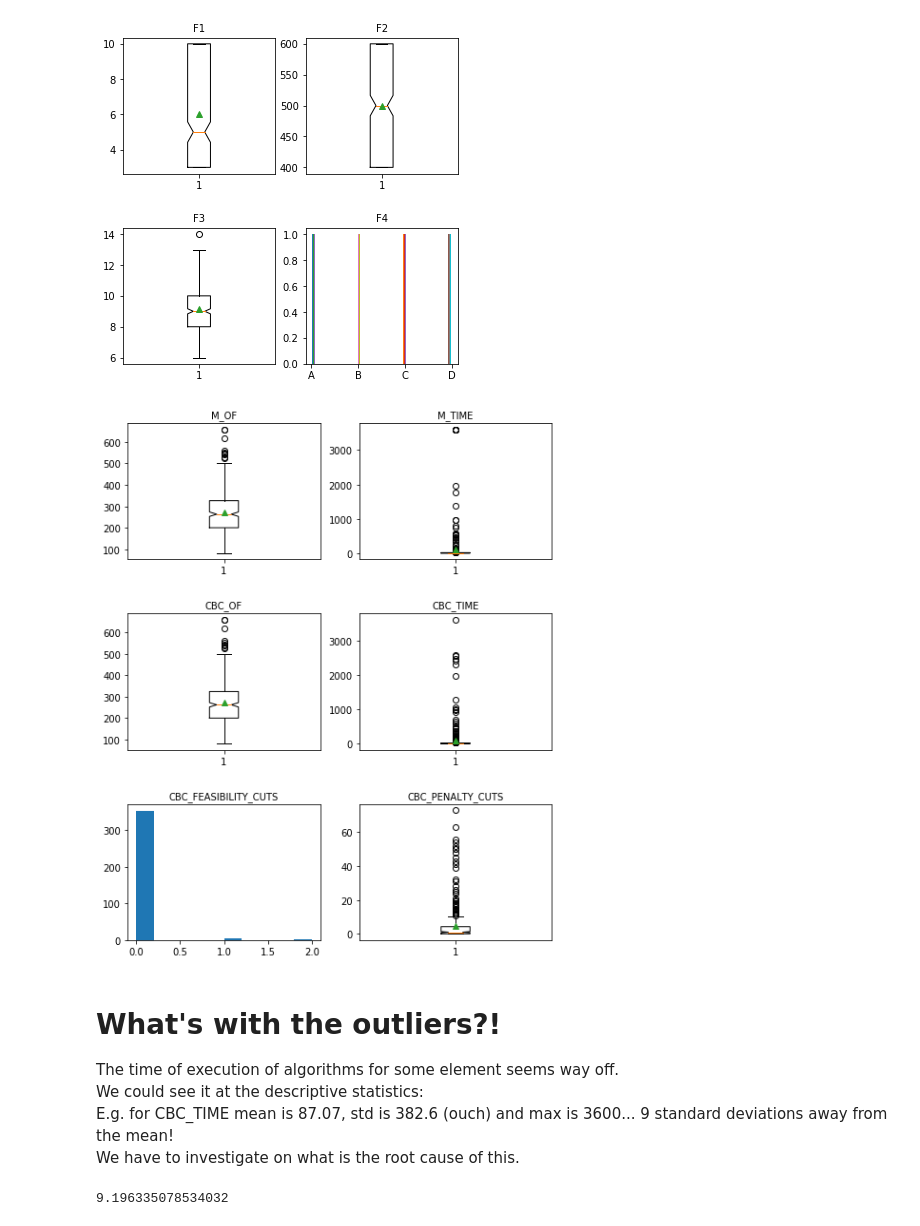
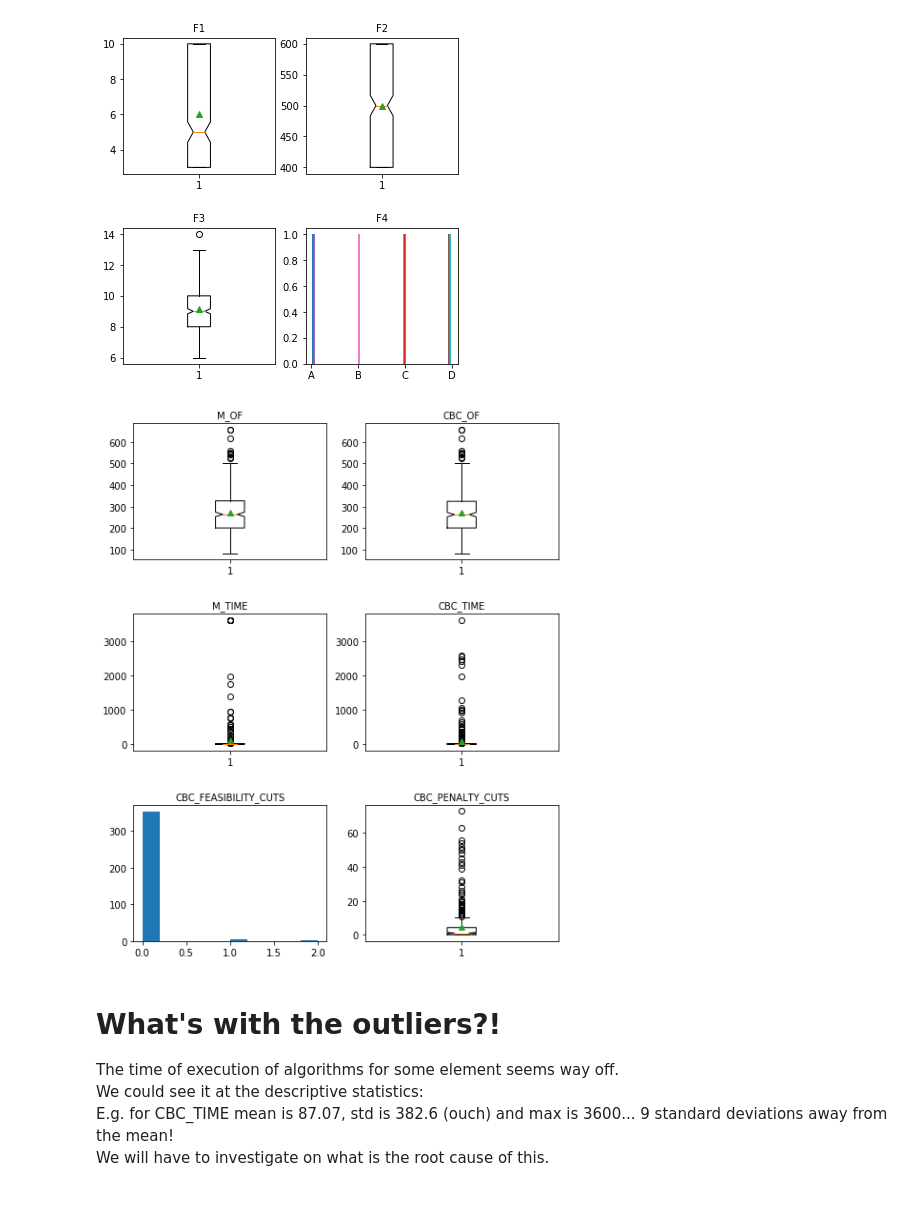
Before and after one commit to JakeSieghardt/pyspark-challenge, a Jupyter notebook: src/work/Challenge.ipynb, the cells around one changed output. Saved outputs shown, nothing was run; the diff lists cells and outputs as text; code cells hidden in the pictures.

```diff
--- a/src/work/Challenge.ipynb
+++ b/src/work/Challenge.ipynb
@@ -61,6 +63,8 @@ df = df.withColumnRenamed("M_TIME(s)", "M_TIME").\
 # Cast as float columns and keep only useful columns
 df = df.withColumn('CBC_TIME', commaToDot(df.CBC_TIME)).\
     withColumn('M_TIME', commaToDot(df.M_TIME)).\
+    withColumn("M_OF", df["M_OF"].cast("float")).\
+    withColumn("CBC_OF", df["CBC_OF"].cast("float")).\
     select("F1", "F2", "F3", "F4", "Rep", "M_OF", "M_TIME", "CBC_OF", "CBC_TIME", "CBC_FEASIBILITY_CUTS", "CBC_PENALTY_CUTS")
 
 # Cache the df
@@ -146,35 +150,31 @@ plt.show()
 # %%
 fig, axes = plt.subplots(nrows=3, ncols=2, figsize=(8, 10))
 
 axes[0, 0].boxplot(dfPanda['M_OF'], showmeans=True, notch=True)
 axes[0, 0].set_title('M_OF', fontsize=fs)
 
-axes[0, 1].boxplot(dfPanda['M_TIME'], showmeans=True, notch=True)
-axes[0, 1].set_title('M_TIME', fontsize=fs)
+axes[0, 1].boxplot(dfPanda['CBC_OF'], showmeans=True, notch=True)
+axes[0, 1].set_title('CBC_OF', fontsize=fs)
 
-axes[1, 0].boxplot(dfPanda['CBC_OF'], showmeans=True, notch=True)
-axes[1, 0].set_title('CBC_OF', fontsize=fs)
+axes[1, 0].boxplot(dfPanda['M_TIME'], showmeans=True, notch=True)
+axes[1, 0].set_title('M_TIME', fontsize=fs)
 
 axes[1, 1].boxplot(dfPanda['CBC_TIME'], showmeans=True, notch=True)
 axes[1, 1].set_title('CBC_TIME', fontsize=fs)
 
 axes[2, 0].hist(dfPanda['CBC_FEASIBILITY_CUTS'])
 axes[2, 0].set_title('CBC_FEASIBILITY_CUTS', fontsize=fs)
 
 axes[2, 1].boxplot(dfPanda['CBC_PENALTY_CUTS'], showmeans=True, notch=True)
 axes[2, 1].set_title('CBC_PENALTY_CUTS', fontsize=fs)
 
 fig.subplots_adjust(hspace=0.4)
 plt.show()
 # %% [output]
-[figure, old version]
+[figure, new version]
 # %% [markdown]
 # What's with the outliers?!
 The time of execution of algorithms for some element seems way off.
 We could see it at the descriptive statistics:
 E.g. for CBC_TIME mean is 87.07, std is 382.6 (ouch) and max is 3600... 9 standard deviations away from the mean!
-We have to investigate on what is the root cause of this.
+We will have to investigate on what is the root cause of this.
-# %%
-(3600 - 87) / 382
-# %% [output]
-9.196335078534032
```
Also changed, not shown: parts of 19 cells of this notebook.
